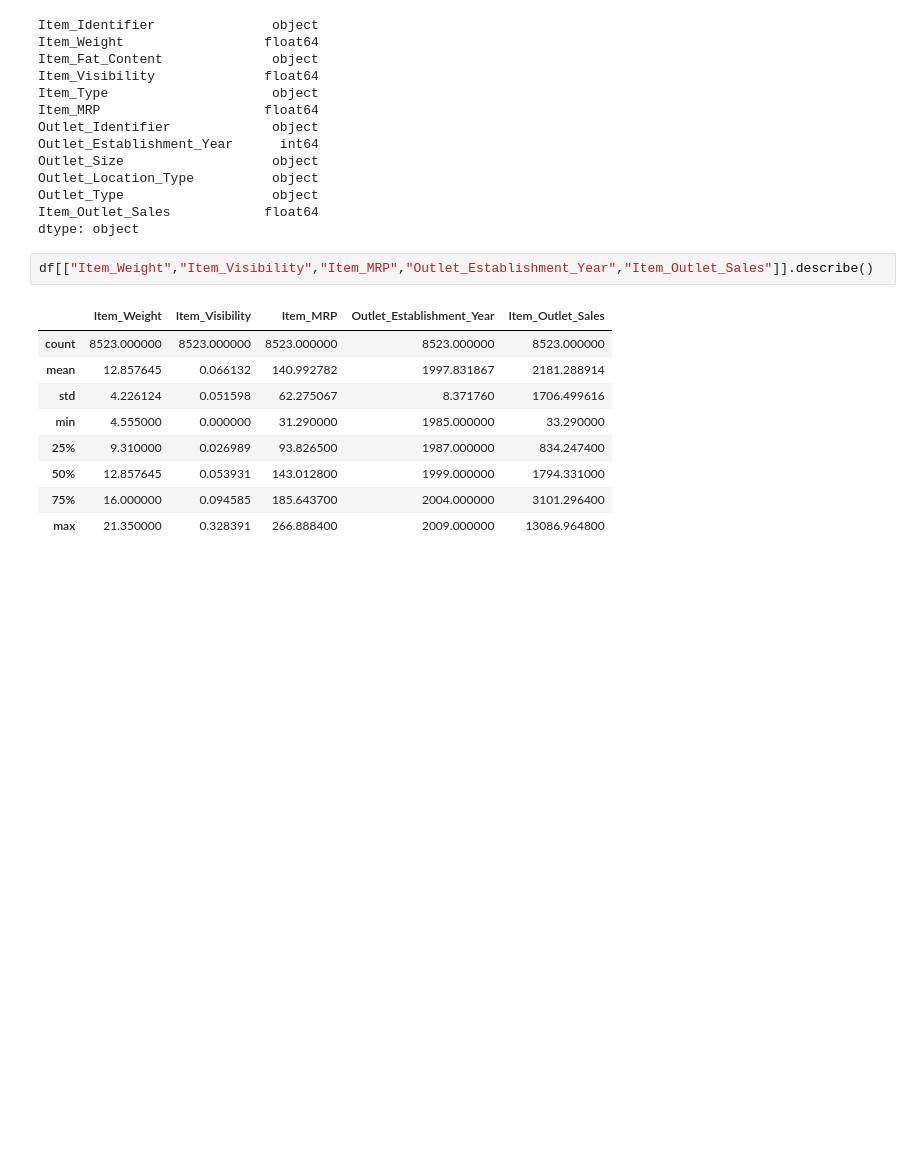
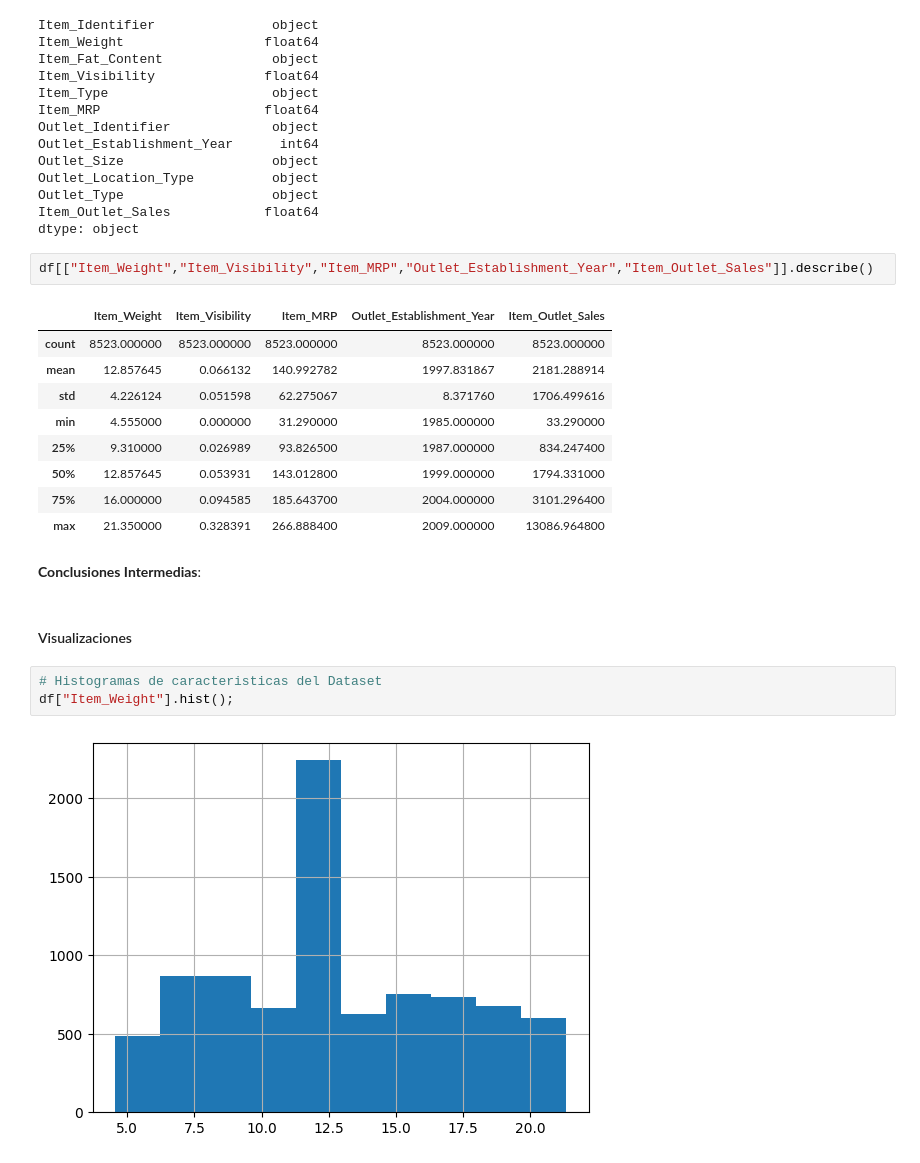
Before and after one commit to Mbacanudo/prediccion_ventas, a Jupyter notebook: Prediccion_de_ventas.ipynb, the cells around one changed output. Cells and saved outputs as stored; diff of their text form; blank space fills up the shorter version.

```diff
--- a/Prediccion_de_ventas.ipynb
+++ b/Prediccion_de_ventas.ipynb
@@ -137,3 +159,12 @@ df[["Item_Weight","Item_Visibility","Item_MRP","Outlet_Establishment_Year","Item
 | 50% | 12.857645 | 0.053931 | 143.012800 | 1999.000000 | 1794.331000 |
 | 75% | 16.000000 | 0.094585 | 185.643700 | 2004.000000 | 3101.296400 |
 | max | 21.350000 | 0.328391 | 266.888400 | 2009.000000 | 13086.964800 |
+# %% [markdown]
+**Conclusiones Intermedias**:
+# %% [markdown]
+#### Visualizaciones
+# %%
+# Histogramas de caracteristicas del Dataset
+df["Item_Weight"].hist();
+# %% [output]
+[figure, added]
```
Also changed, not shown: parts of 12 cells of this notebook.
